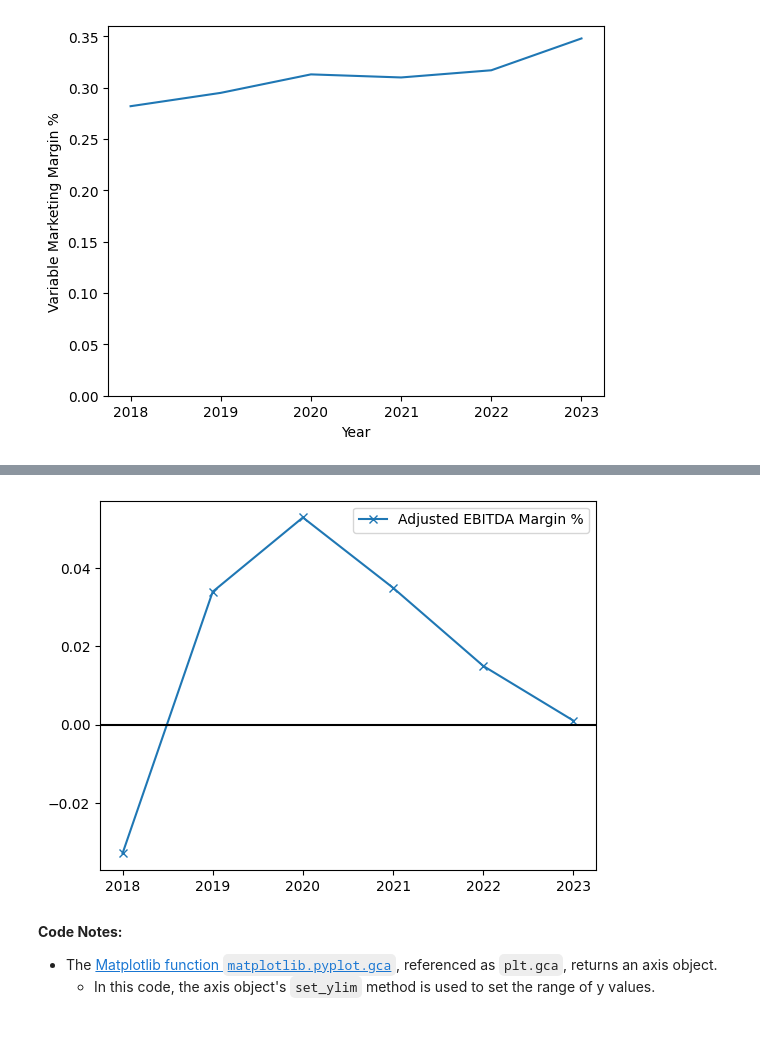
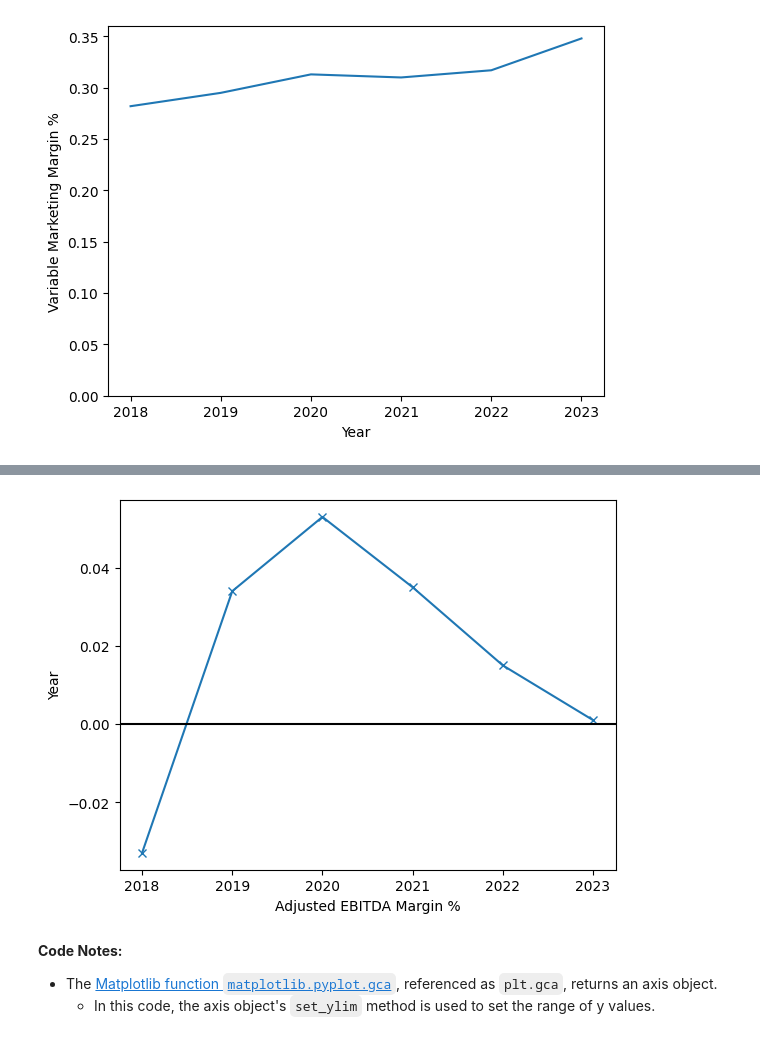
Before and after one commit to bu-cds-omds/dx602-examples, a Jupyter notebook: week05/video_pick_appropriate_axis_ranges.ipynb, the cells around one changed output, grey strips where cells are left out. Drawn from its saved outputs; the diff is of its cells as text; code cells hidden in the pictures.

Commit message:
+ plot tweaks

```diff
--- a/week05/video_pick_appropriate_axis_ranges.ipynb
+++ b/week05/video_pick_appropriate_axis_ranges.ipynb
@@ -34,20 +33,23 @@ None
 # %%
 # @title ##### Slide: Straightening the Y Axis
 
 import matplotlib.pyplot as plt
 
-plt.plot([2018, 2019, 2020, 2021, 2022, 2023], [-0.033, 0.034, 0.053, 0.035, 0.015, 0.001], label="Adjusted EBITDA Margin %", marker="x")
+plt.plot([2018, 2019, 2020, 2021, 2022, 2023],
+         [-0.033, 0.034, 0.053, 0.035, 0.015, 0.001],
+         marker="x")
 
 # three ways to add the line at zero
 plt.gca().axhline(y=0, color="k")
 # plt.plot([2018, 2023], [0, 0]) # add a line, but uses up a chart color
 # plt.grid(True) # show grid
 
-plt.legend()
+plt.xlabel("Adjusted EBITDA Margin %")
+plt.ylabel("Year")
 
 None
 # %% [output]
-[figure, old version]
+[figure, new version]
 # %% [markdown]
 **Code Notes:**
 * The [Matplotlib function `matplotlib.pyplot.gca`](https://matplotlib.org/stable/api/_as_gen/matplotlib.pyplot.gca.html), referenced as `plt.gca`, returns an axis object.
```
Also changed, not shown: parts of 1 cell of this notebook.
